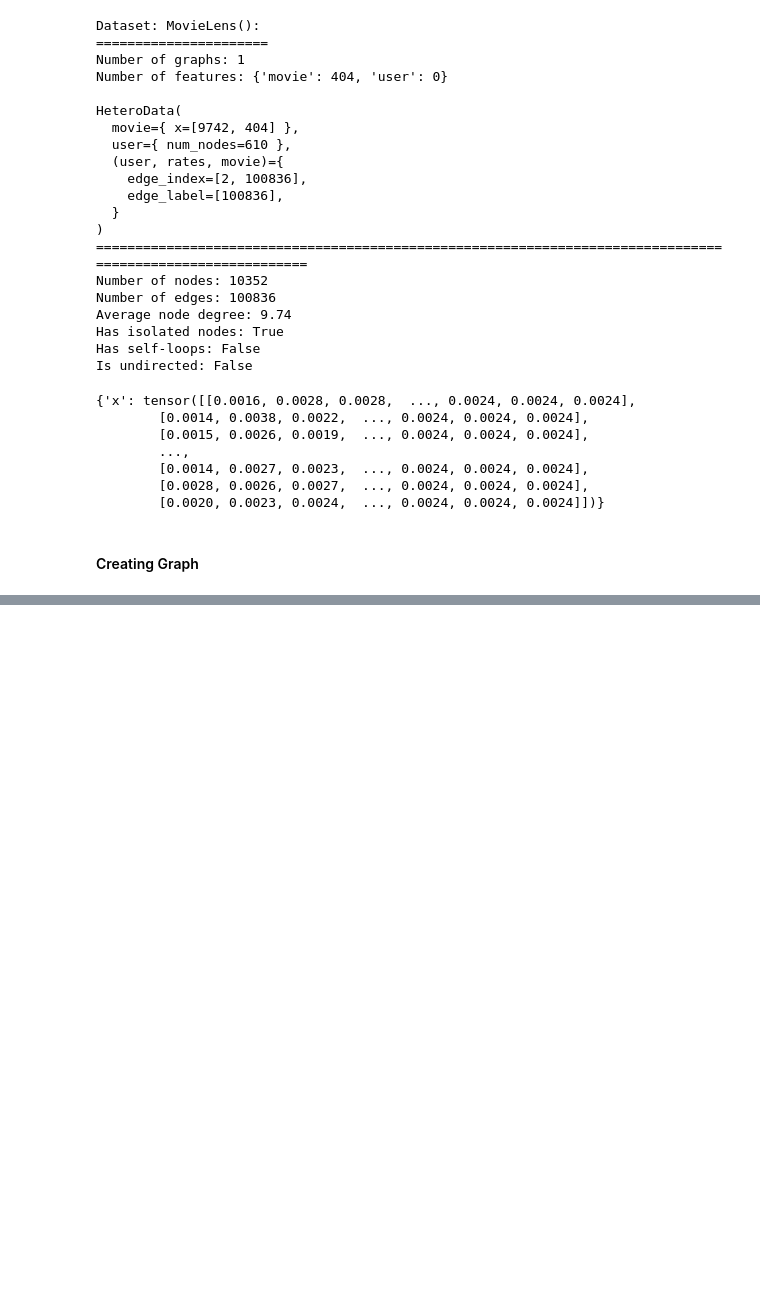
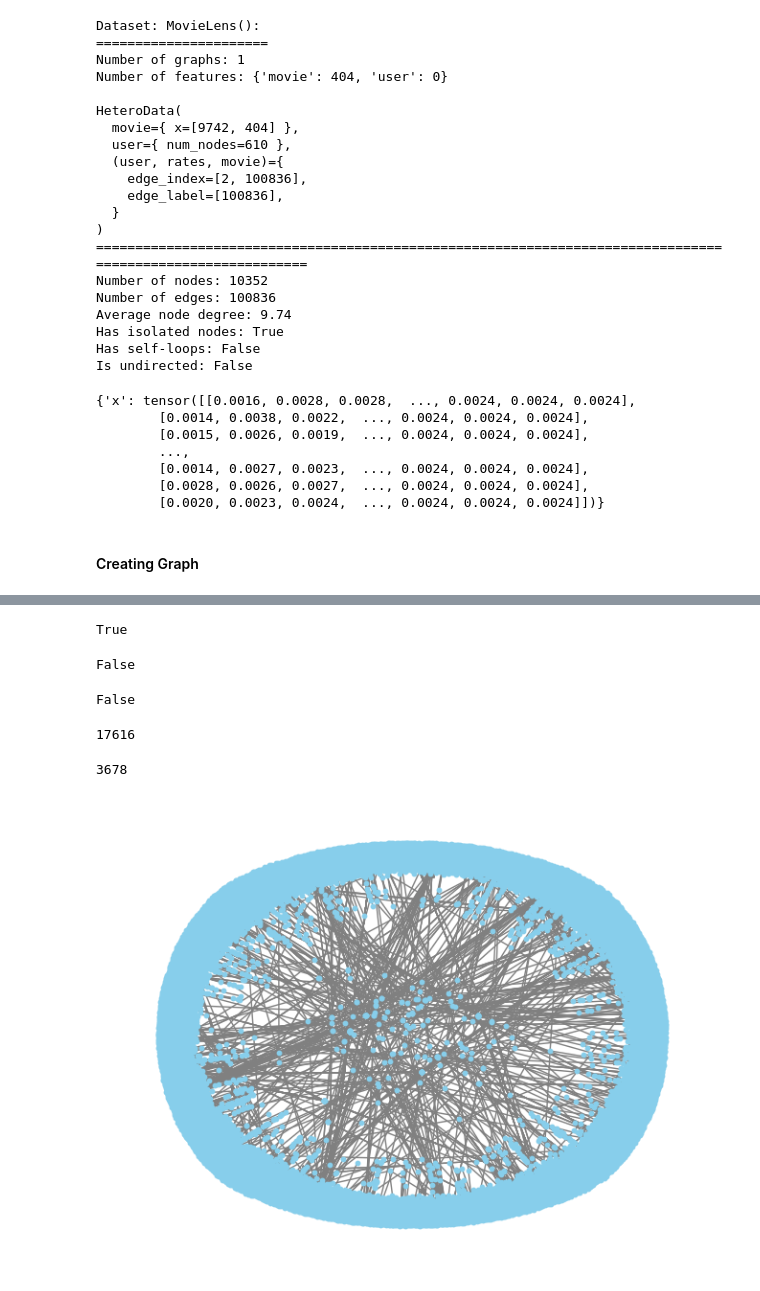
Before and after one commit to MatthiasPicard/fake-news-detection, a Jupyter notebook: urls.ipynb, the cells around one changed output, grey strips where cells are left out. Drawn from its saved outputs; the diff is of its cells as text; code cells hidden in the pictures; blank space fills up the shorter version.

Commit message:
graph created, need some adjutments

```diff
--- a/urls.ipynb
+++ b/urls.ipynb
@@ -346,3 +378,5 @@ df_test_event_sorted = df_test_event_sorted.drop("GlobalEventID",axis = 1)
 df_test['MentionIdentifier'] = df_test['MentionIdentifier'].map(label_mapping_article)
 df_test['MentionSourceName'] = df_test['MentionSourceName'].map(label_mapping_source)
 df_test['GlobalEventID'] = df_test['GlobalEventID'].map(label_mapping_event)
+
+df_test = df_test.dropna(subset = ["GlobalEventID"]) # because we encoded on events -> try to change that
@@ -385,0 +406,12 @@ array([[  461,  5199,  7027, ..., 10925, 10925, 10925],
+# %%
+# Mapping articles and events to create edges between these two
+
+mentionné = df_test[["GlobalEventID","MentionIdentifier"]]
+
+article_map = mapping_article.reset_index().set_index("MentionIdentifier").to_dict()
+mentionné["MentionIdentifier"] = mentionné["MentionIdentifier"].map(article_map["index"]).astype(int)
+
+event_map = mapping_source.reset_index().set_index("links").to_dict()
+mentionné["GlobalEventID"] = mentionné["GlobalEventID"].map(event_map["index"]).astype(int)
+
+edge_mentionné = mentionné[["GlobalEventID", "MentionIdentifier"]].values.transpose()
@@ -386,13 +429,20 @@ array([[  461,  5199,  7027, ..., 10925, 10925, 10925],
+# %%
+# create attributes for the mentionné edges
+
+df_mentions_edges = df_test.drop(["GlobalEventID","MentionIdentifier","MentionSourceName"], axis = 1)
 # %%
 # Using only the first csv of events mentions and sources to start
 
+# temporarily remove almost all columns for simplicity
+df_test_event_sorted_temp = df_test_event_sorted[["Day"]]
+df_mentions_edges_temp = df_mentions_edges[["EventTimeDate"]]
 
 data = HeteroData()
-data['articles'] = df_article_sorted.to_numpy()
-data['sources'] = df_sources_mixte_sorted.to_numpy()
-data['events'].x = df_test_event_sorted.to_numpy()
+data['article'].x = torch.from_numpy(df_article_sorted.to_numpy())
+data['source'].x = torch.from_numpy(df_sources_mixte_sorted.to_numpy())
+data['event'].x = torch.from_numpy(df_test_event_sorted_temp.to_numpy())
 
-data['event', 'mentionné', 'article'].edge_attr
+data['event', 'mentionné', 'article'].edge_attr = torch.from_numpy(df_mentions_edges_temp.to_numpy())
 
-data['event', 'mentionné', 'article'].edge_index
-data['source', 'est_source_de', 'article'].edge_index = edge_est_source_de
+data['event', 'mentionné', 'article'].edge_index = torch.from_numpy(edge_mentionné)
+data['source', 'est_source_de', 'article'].edge_index = torch.from_numpy(edge_est_source_de)
@@ -398,0 +462,31 @@ data['source', 'est_source_de', 'article'].edge_index = edge_est_source_de
+# %%
+data.has_isolated_nodes()
+# %% [output]
+True
+# %%
+data.is_undirected()
+# %% [output]
+False
+# %%
+data.has_self_loops()
+# %% [output]
+False
+# %%
+data.num_nodes
+# %% [output]
+17616
+# %%
+data.num_edges
+# %% [output]
+3678
+# %%
+g_nx = to_networkx(data)
+
+# Visualize the graph using NetworkX
+pos = nx.spring_layout(g_nx)
+nx.draw(g_nx, pos, with_labels=False, node_color='skyblue', font_weight='bold', font_color='black', node_size=10, edge_color='gray')
+
+# Show the plot
+plt.show()
+# %% [output]
+[figure, added]
```
Also changed, not shown: parts of 11 cells of this notebook.
